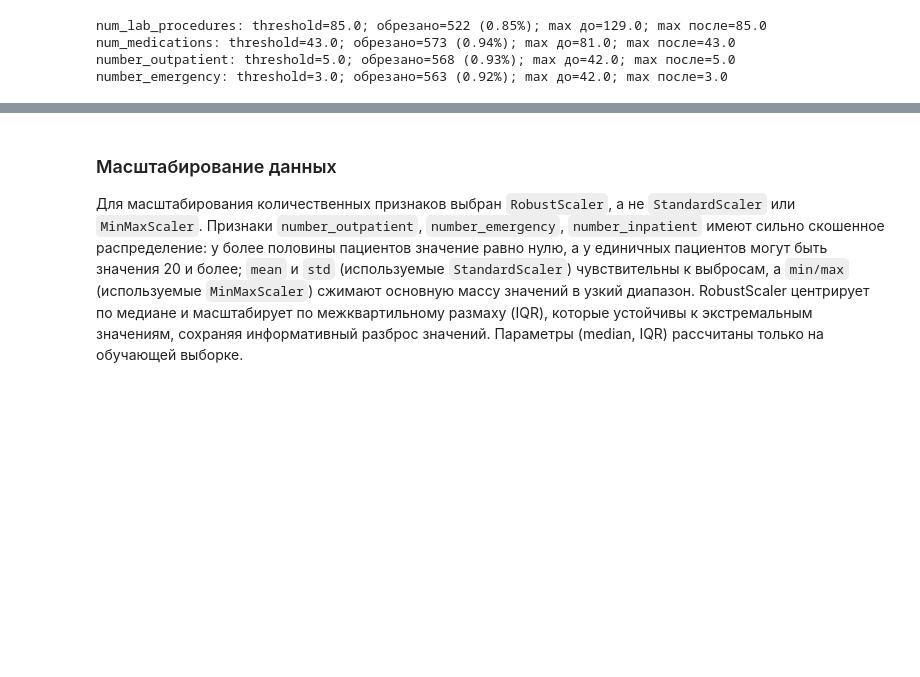
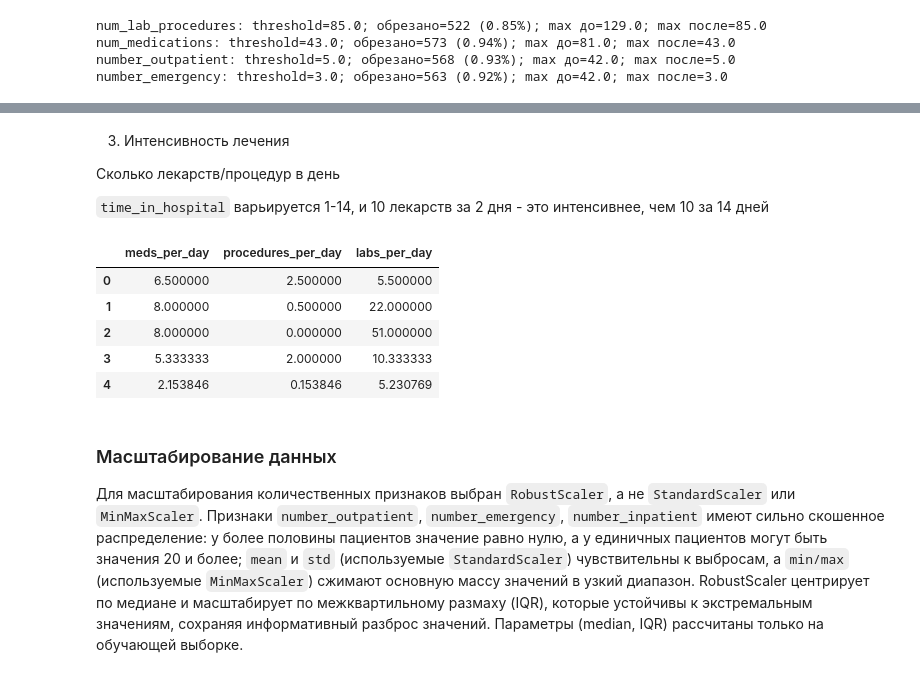
Before and after one commit to AlexanderSh11/diabetes-research, a Jupyter notebook: notebooks/split_outliers_scaling.ipynb, the cells around one changed output, grey strips where cells are left out. Cells and saved outputs as stored; diff of their text form; code cells hidden in the pictures; blank space fills up the shorter version.

```diff
--- a/notebooks/split_outliers_scaling.ipynb
+++ b/notebooks/split_outliers_scaling.ipynb
@@ -148,3 +190,23 @@ number_emergency: threshold=3.0; обрезано=563 (0.92%); max до=42.0; ma
+# %% [markdown]
+3. Интенсивность лечения
+
+Сколько лекарств/процедур в день
+
+`time_in_hospital` варьируется 1-14, и 10 лекарств за 2 дня - это интенсивнее, чем 10 за 14 дней
+# %%
+for df in [train, val, test]:
+    df["meds_per_day"] = df["num_medications"] / df["time_in_hospital"]
+    df["procedures_per_day"] = df["num_procedures"] / df["time_in_hospital"]
+    df["labs_per_day"] = df["num_lab_procedures"] / df["time_in_hospital"]
+
+train[["meds_per_day", "procedures_per_day", "labs_per_day"]].head()
+# %% [output]
+|  | meds_per_day | procedures_per_day | labs_per_day |
+| 0 | 6.500000 | 2.500000 | 5.500000 |
+| 1 | 8.000000 | 0.500000 | 22.000000 |
+| 2 | 8.000000 | 0.000000 | 51.000000 |
+| 3 | 5.333333 | 2.000000 | 10.333333 |
+| 4 | 2.153846 | 0.153846 | 5.230769 |
 # %% [markdown]
 ### Масштабирование данных
 
```
Also changed, not shown: parts of 6 cells of this notebook, 1 other file.
